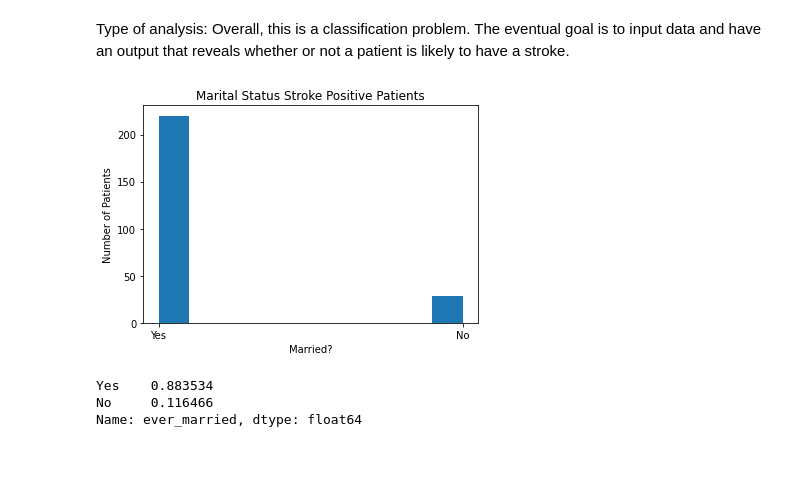
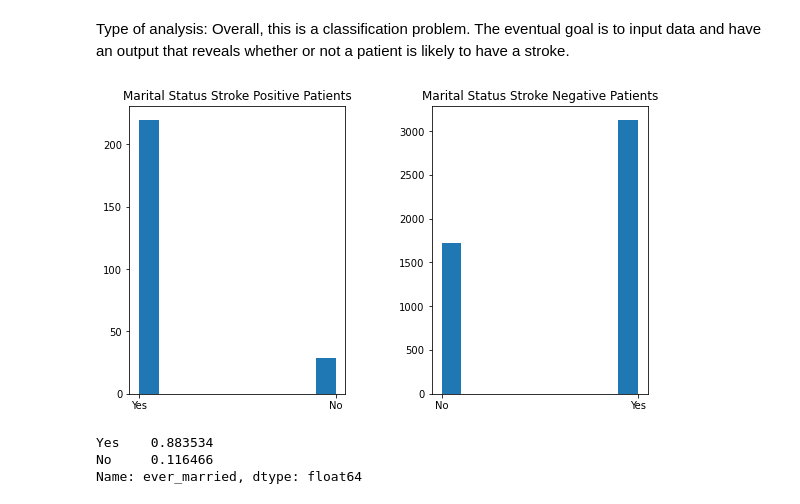
Before and after one commit to juliaechap/Capstone-2, a Jupyter notebook: EDA - Capstone 2 .ipynb, the cells around one changed output. Drawn from its saved outputs; the diff is of its cells as text; code cells hidden in the pictures; blank space fills up the shorter version.

```diff
--- a/EDA - Capstone 2 .ipynb
+++ b/EDA - Capstone 2 .ipynb
@@ -105,14 +110,16 @@ Type of analysis: Overall, this is a classification problem. The eventual goal i
 
 df_stroke_pos = df[df['stroke']==1]
 df_stroke_neg = df[df['stroke']==0]
-# %%
-_=plt.hist(df_stroke_pos['ever_married'])
-plt.title('Marital Status Stroke Positive Patients')
-plt.xlabel('Married?')
-plt.ylabel('Number of Patients')
-plt.show;
-# %% [output]
-[figure, removed]
+# %%
+figs, (ax1,ax2) = plt.subplots(1,2)
+ax1.hist(df_stroke_pos['ever_married'])
+ax2.hist(df_stroke_neg['ever_married'])
+ax1.set_title('Marital Status Stroke Positive Patients')
+ax2.set_title('Marital Status Stroke Negative Patients')
+plt.subplots_adjust(left = 0.1, bottom=0.1 ,right=1.3, top=1.1,wspace=0.4, hspace=0.4)
+plt.show;
+# %% [output]
+[figure, added]
 # %%
 df_stroke_pos['ever_married'].value_counts(normalize=True)
 # %% [output]
```
Also changed, not shown: parts of 68 cells of this notebook.
